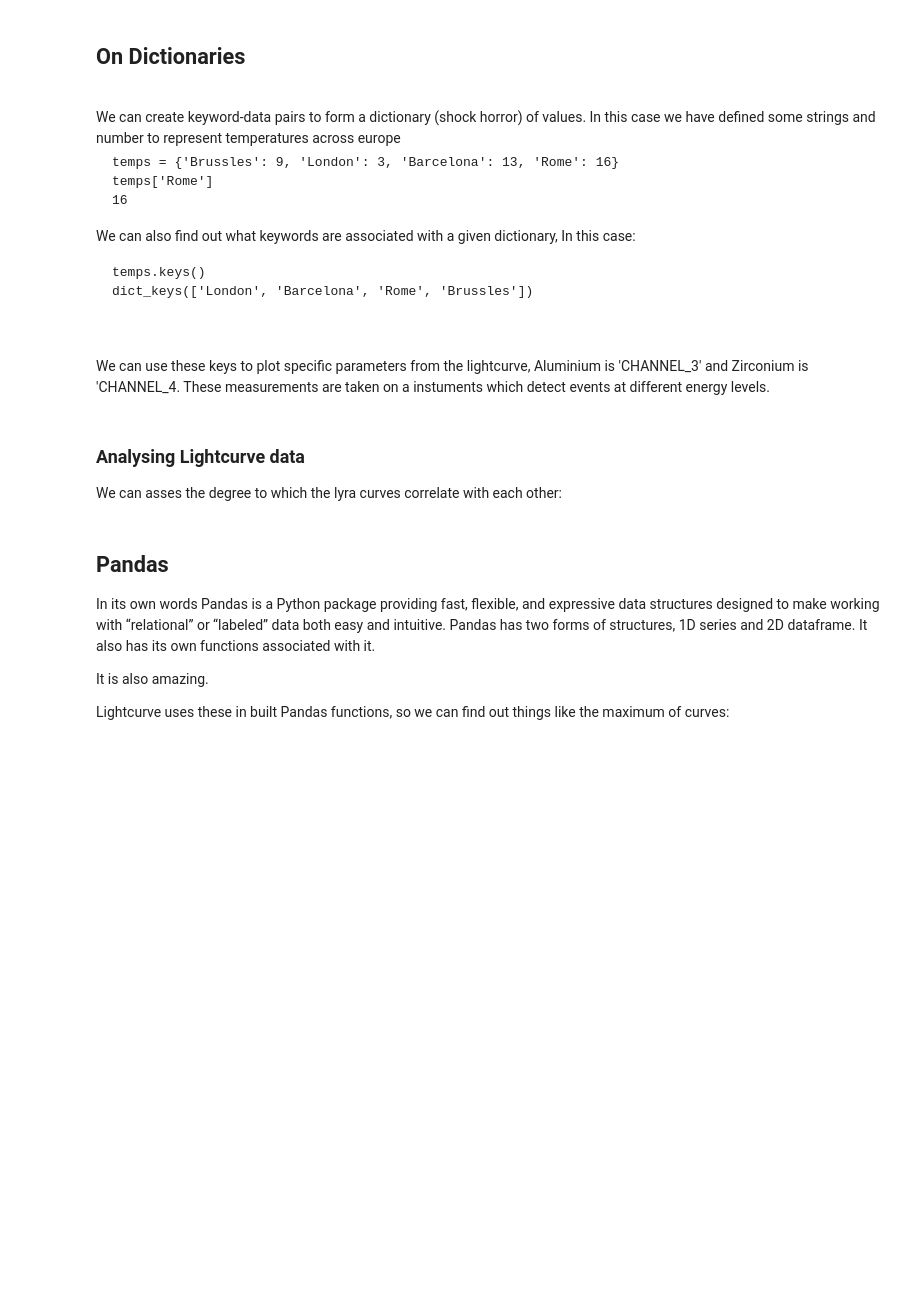
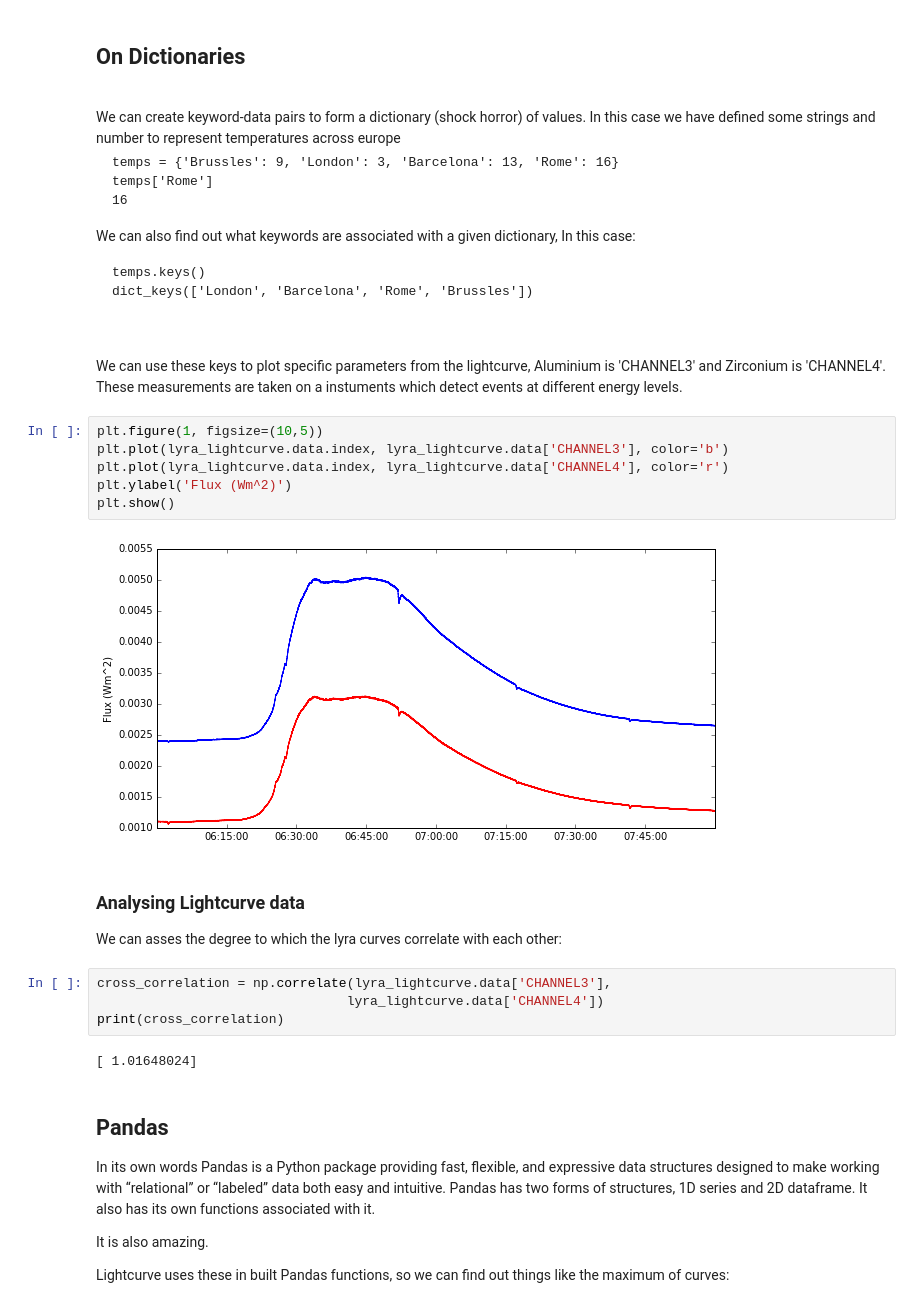
Before and after one commit to OpenAstronomy/Workshop-Lessons, a Jupyter notebook: 08-Time-Series-Data.ipynb, the cells around one changed output. Saved outputs shown, nothing was run; the diff lists cells and outputs as text; blank space fills up the shorter version.

```diff
--- a/08-Time-Series-Data.ipynb
+++ b/08-Time-Series-Data.ipynb
@@ -80,11 +100,25 @@ dict_keys(['London', 'Barcelona', 'Rome', 'Brussles'])
 <br/>
 </section>
 # %% [markdown]
-We can use these keys to plot specific parameters from the lightcurve, Aluminium is 'CHANNEL_3' and Zirconium is 'CHANNEL_4. These measurements are taken on a instuments which detect events at different energy levels.
+We can use these keys to plot specific parameters from the lightcurve, Aluminium is 'CHANNEL3' and Zirconium is 'CHANNEL4'. These measurements are taken on a instuments which detect events at different energy levels.
+# %%
+plt.figure(1, figsize=(10,5))
+plt.plot(lyra_lightcurve.data.index, lyra_lightcurve.data['CHANNEL3'], color='b')
+plt.plot(lyra_lightcurve.data.index, lyra_lightcurve.data['CHANNEL4'], color='r')
+plt.ylabel('Flux (Wm^2)')
+plt.show()
+# %% [output]
+[figure, added]
 # %% [markdown]
 ### Analysing Lightcurve data
 
 We can asses the degree to which the lyra curves correlate with each other:
+# %%
+cross_correlation = np.correlate(lyra_lightcurve.data['CHANNEL3'],
+                                lyra_lightcurve.data['CHANNEL4'])
+print(cross_correlation)
+# %% [output]
+[ 1.01648024]
 # %% [markdown]
 ## Pandas
 
```
Also changed, not shown: parts of 21 cells of this notebook.
